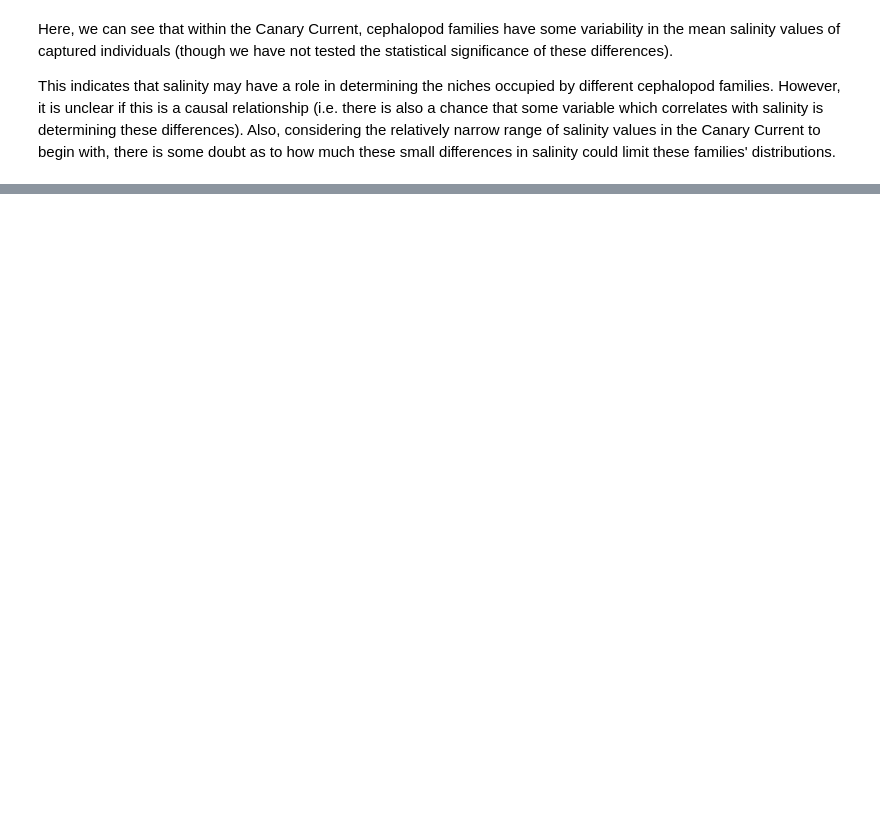
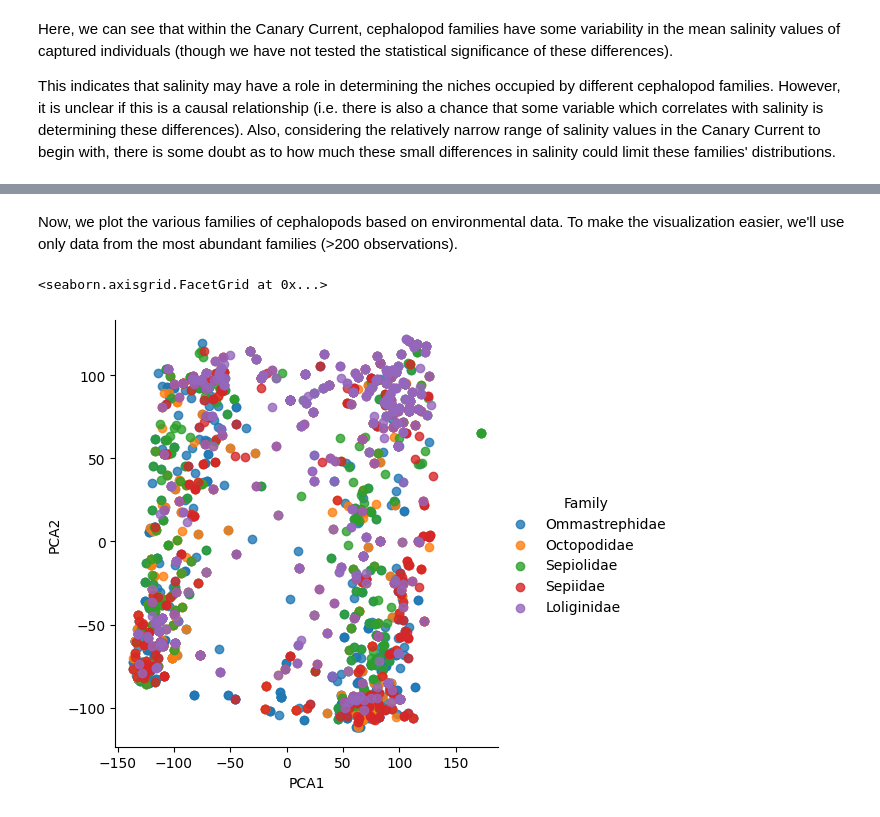
Before and after one commit to EliTaub1/bio108_tutorial, a Jupyter notebook: cephalopod_salinity.ipynb, the cells around one changed output, grey strips where cells are left out. Cells and saved outputs as stored; diff of their text form; code cells hidden in the pictures; blank space fills up the shorter version.

```diff
--- a/cephalopod_salinity.ipynb
+++ b/cephalopod_salinity.ipynb
@@ -134,0 +237,26 @@ This indicates that salinity may have a role in determining the niches occupied
+# %%
+#Create dataframe with only environmental variables
+cephalopod_environment = cephalopod_locations.drop(['geometry', 'Family', 'Species'], axis = 1)
+
+#Create model in SciKitLearn
+model = PCA(n_components=2)
+#Fit model to data
+model.fit(cephalopod_environment)
+#Determine principal components for our data
+cephalopod_2D = model.transform(cephalopod_environment)
+# %% [markdown]
+Now, we plot the various families of cephalopods based on environmental data. To make the visualization easier, we'll use only data from the most abundant families (>200 observations).
+# %%
+#add cephalopod PCA back to original data
+cephalopod_locations['PCA1'] = cephalopod_2D[:, 0]
+cephalopod_locations['PCA2'] = cephalopod_2D[:, 1]
+
+family_counts = cephalopod_locations.Family.value_counts()
+family_counts = family_counts[family_counts > 200]
+
+abund_locations = cephalopod_locations[cephalopod_locations["Family"].isin(family_counts.index)]
+
+sns.lmplot(x="PCA1", y="PCA2", hue='Family', data=abund_locations, fit_reg=False)
+# %% [output]
+<seaborn.axisgrid.FacetGrid at 0x...>
+[figure, added]
```
Also changed, not shown: parts of 27 cells of this notebook.
